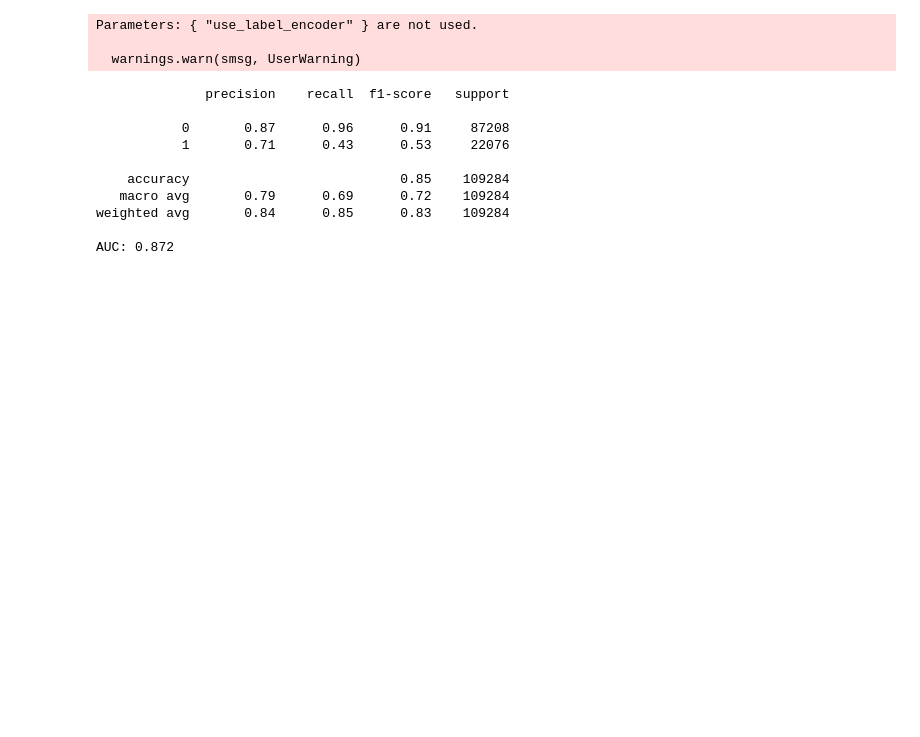
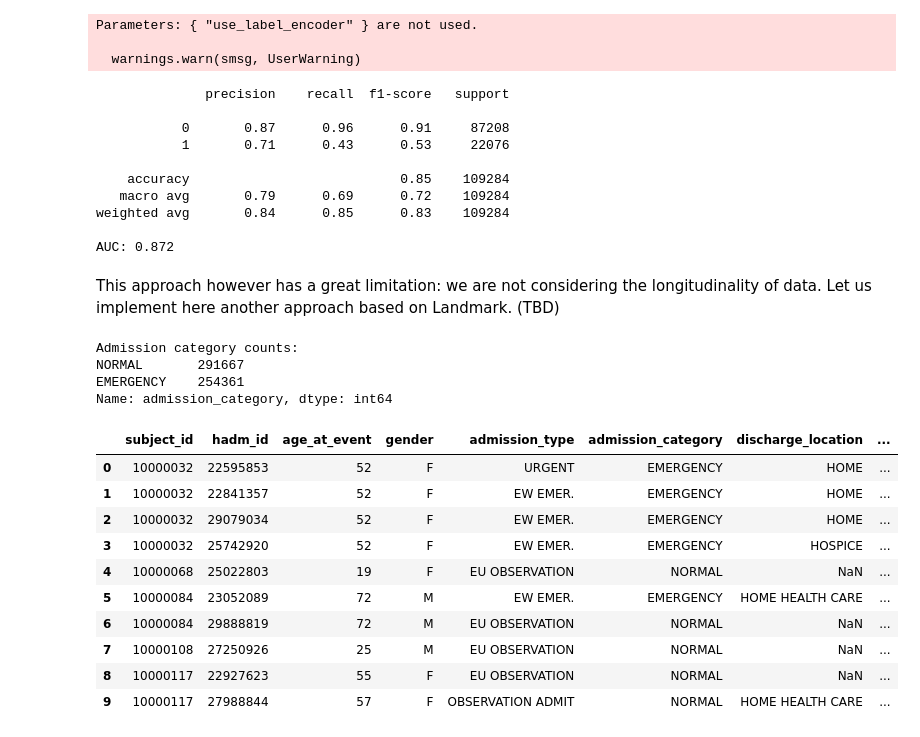
Before and after one commit to michechi/LLMSeq, a Jupyter notebook: src/xgboost.ipynb, the cells around one changed output. Saved outputs shown, nothing was run; the diff lists cells and outputs as text; code cells hidden in the pictures; blank space fills up the shorter version.

```diff
--- a/src/xgboost.ipynb
+++ b/src/xgboost.ipynb
@@ -132,3 +132,50 @@ Parameters: { "use_label_encoder" } are not used.
 weighted avg       0.84      0.85      0.83    109284
 
 AUC: 0.872
+# %% [markdown]
+This approach however has a great limitation: we are not considering the longitudinality of data.
+Let us implement here another approach based on Landmark. (TBD)
+# %%
+# Importing libraries
+import ast
+import xgboost as xgb
+import pandas as pd
+import numpy as np
+import matplotlib.pyplot as plt
+import scipy.sparse as sp
+
+
+from sklearn.model_selection import train_test_split
+from sklearn.metrics import roc_auc_score, classification_report
+from sklearn.feature_extraction.text import CountVectorizer
+from sklearn.model_selection import train_test_split
+from scipy.sparse import hstack
+
+# Load dataset
+df = pd.read_csv("mimiciv_clinical_dataset_tabular_death_visit.csv")
+
+# Count admission categories
+admission_counts = df['admission_category'].value_counts()
+
+# Display counts
+print("Admission category counts:")
+print(admission_counts := df['admission_category'].value_counts())
+# %% [output]
+Admission category counts:
+NORMAL       291667
+EMERGENCY    254361
+Name: admission_category, dtype: int64
+# %%
+df.head(10)
+# %% [output]
+|  | subject_id | hadm_id | age_at_event | gender | admission_type | admission_category | discharge_location | ... |
+| 0 | 10000032 | 22595853 | 52 | F | URGENT | EMERGENCY | HOME | ... |
+| 1 | 10000032 | 22841357 | 52 | F | EW EMER. | EMERGENCY | HOME | ... |
+| 2 | 10000032 | 29079034 | 52 | F | EW EMER. | EMERGENCY | HOME | ... |
+| 3 | 10000032 | 25742920 | 52 | F | EW EMER. | EMERGENCY | HOSPICE | ... |
+| 4 | 10000068 | 25022803 | 19 | F | EU OBSERVATION | NORMAL | NaN | ... |
+| 5 | 10000084 | 23052089 | 72 | M | EW EMER. | EMERGENCY | HOME HEALTH CARE | ... |
+| 6 | 10000084 | 29888819 | 72 | M | EU OBSERVATION | NORMAL | NaN | ... |
+| 7 | 10000108 | 27250926 | 25 | M | EU OBSERVATION | NORMAL | NaN | ... |
+| 8 | 10000117 | 22927623 | 55 | F | EU OBSERVATION | NORMAL | NaN | ... |
+| 9 | 10000117 | 27988844 | 57 | F | OBSERVATION ADMIT | NORMAL | HOME HEALTH CARE | ... |
```
Also changed, not shown: parts of 12 cells of this notebook.
